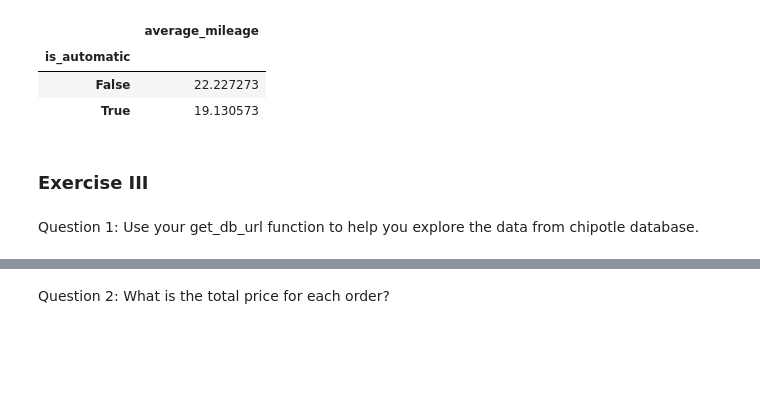
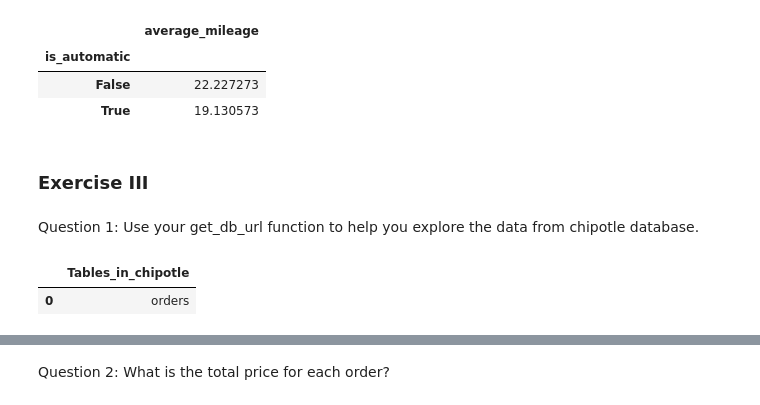
Before and after one commit to NikkideVries/ds-libraries-exercises, a Jupyter notebook: advanced_dataframes.ipynb, the cells around one changed output, grey strips where cells are left out. Saved outputs shown, nothing was run; the diff lists cells and outputs as text; code cells hidden in the pictures; blank space fills up the shorter version.

```diff
--- a/advanced_dataframes.ipynb
+++ b/advanced_dataframes.ipynb
@@ -484,6 +569,11 @@ Question 1: Use your get_db_url function to help you explore the data from chipo
 # %%
 import env
 url = get_db_url('chipotle')
+# %%
+pd.read_sql('show tables', url)
+# %% [output]
+|  | Tables_in_chipotle |
+| 0 | orders |
 # %%
 orders = pd.read_sql('select * from orders', url)
 orders
```
Also changed, not shown: parts of 11 cells of this notebook.
